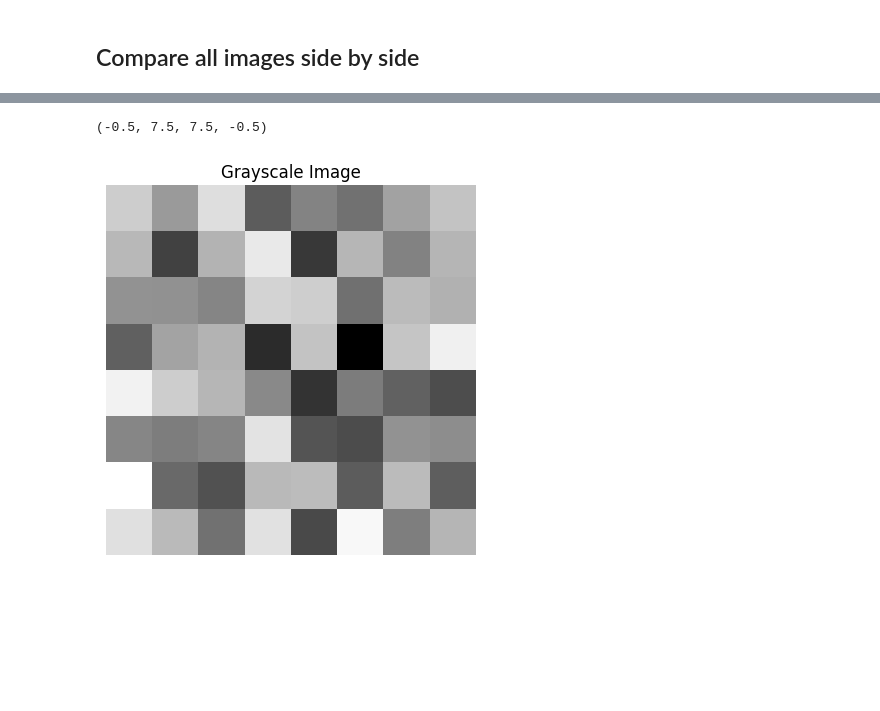
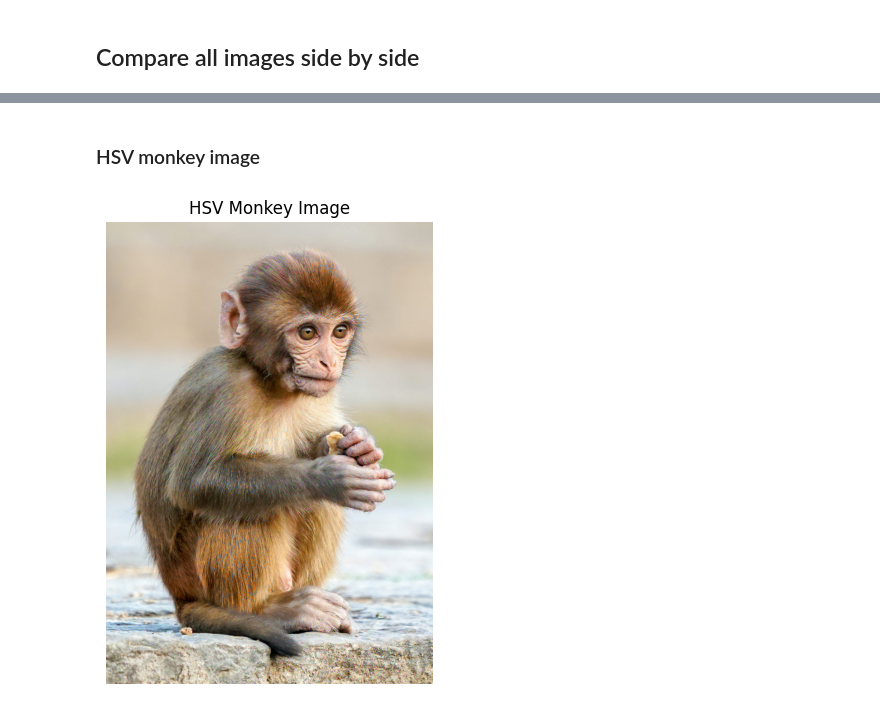
Before and after one commit to YoussefHassanien/Image-Processing-Tasks, a Jupyter notebook: Task 2/Interpolation.ipynb, the cells around one changed output, grey strips where cells are left out. Drawn from its saved outputs; the diff is of its cells as text; code cells hidden in the pictures; blank space fills up the shorter version.

```diff
--- a/Task 2/Interpolation.ipynb
+++ b/Task 2/Interpolation.ipynb
@@ -9,7 +9,7 @@ import matplotlib.pyplot as plt
 np.random.seed(42)
 
 # Step 1: Generate a random matrix M × N of values 0-255
-M, N = 8, 8  # Define dimensions
+M, N = 6, 6  # Define dimensions
 raw_image = np.random.randint(0, 256, size=(M, N, 3), dtype=np.uint8)
 
 # Visualize the raw random image
@@ -216,0 +358,31 @@ Position (0,1):
+# %%
+height, width = rawMonkeyImage.shape[:2]
+bayerMonkey = np.zeros((height, width), dtype=str)
+bayerMonkeyImage = np.zeros((height, width, 3), dtype=np.uint8)
+
+for i in range(height):
+    for j in range(width):
+        if i % 2 == 0 and j % 2 == 0:
+            bayerMonkey[i, j] = 'R'  # Red
+        elif i % 2 == 0 and j % 2 == 1:
+            bayerMonkey[i, j] = 'G'  # Green
+        elif i % 2 == 1 and j % 2 == 0:
+            bayerMonkey[i, j] = 'G'  # Green
+        else:
+            bayerMonkey[i, j] = 'B'  # Blue
+
+
+for i in range(height):
+    for j in range(width):
+        if bayerMonkey[i, j] == 'R':
+            bayerMonkeyImage[i, j, 0] = rawMonkeyImage[i, j, 0]  # Only retain red channel
+        elif bayerMonkey[i, j] == 'G':
+            bayerMonkeyImage[i, j, 1] = rawMonkeyImage[i, j, 1]  # Only retain green channel
+        else:  # 'B'
+            bayerMonkeyImage[i, j, 2] = rawMonkeyImage[i, j, 2]  # Only retain blue channel
+
+plt.figure(figsize=(6, 6))
+plt.imshow(bayerMonkeyImage)
+plt.title('Monkey Bayer Filtered Image')
+plt.axis('off')
+plt.show()
@@ -217,9 +505,12 @@ Position (0,1):
+# %% [markdown]
+### HSV monkey image
 # %%
-gray_image = cv2.cvtColor(raw_image, cv2.COLOR_RGB2GRAY)
+hsvMonkeyImage = cv2.cvtColor(demosaiced_image, cv2.COLOR_RGB2HSV)
 
-plt.imshow(gray_image, cmap='gray')  # 'gray' colormap is important for proper visualization
-plt.title('Grayscale Image')
+plt.figure(figsize=(6, 6))
+plt.imshow(demosaicedMonkeyImage, cmap="hsv")
+plt.title('HSV Monkey Image')
 plt.axis('off')
+plt.show()
 # %% [output]
-(-0.5, 7.5, 7.5, -0.5)
-[figure, old version]
+[figure, new version]
```
Also changed, not shown: parts of 20 cells of this notebook, 1 other file.
